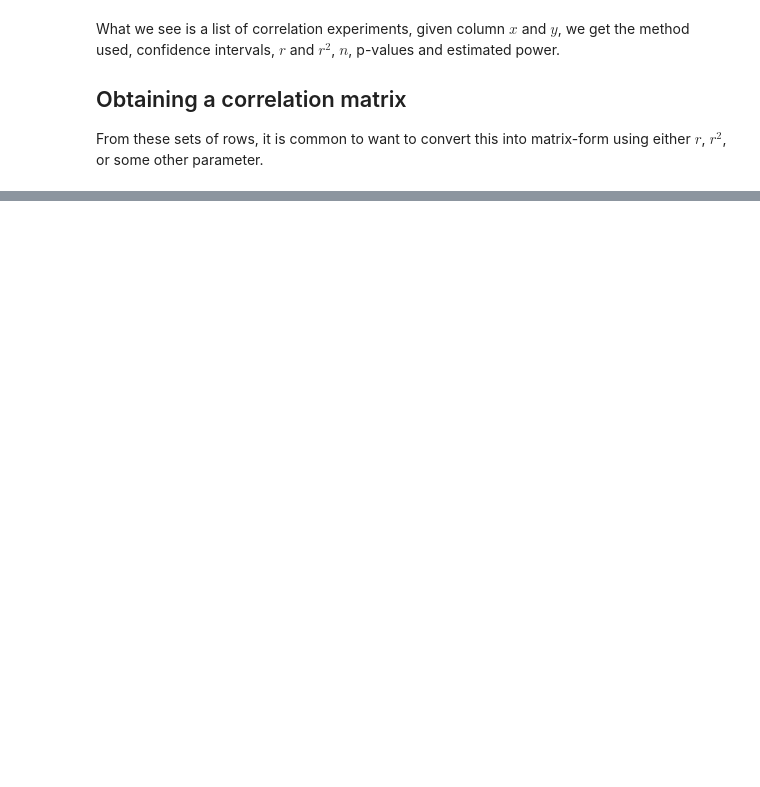
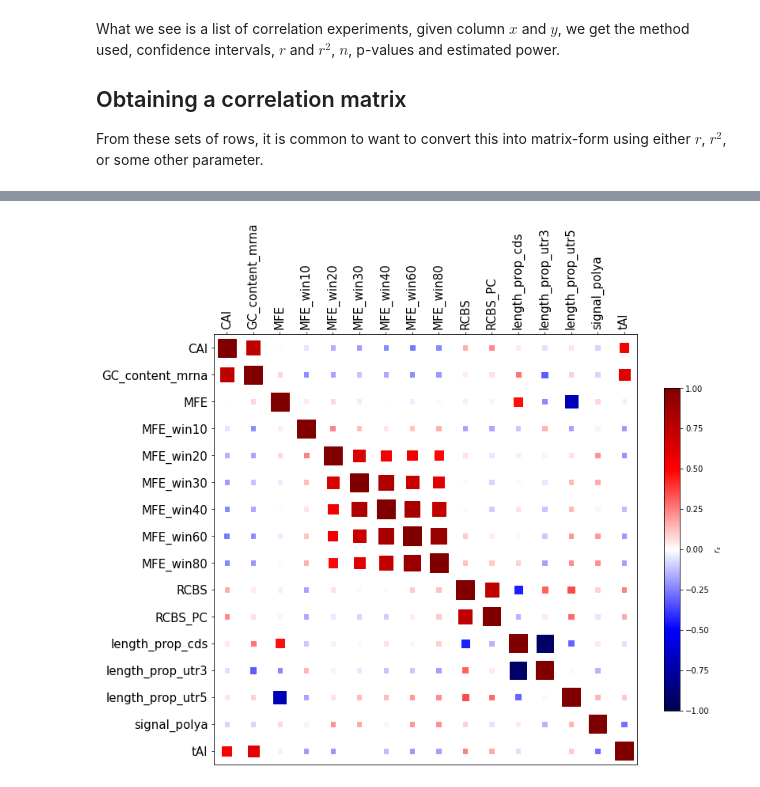
Before and after one commit to gregparkes/turbopanda, a Jupyter notebook: examples/correlation.ipynb, the cells around one changed output, grey strips where cells are left out. Cells and saved outputs as stored; diff of their text form; code cells hidden in the pictures; blank space fills up the shorter version.

```diff
--- a/examples/correlation.ipynb
+++ b/examples/correlation.ipynb
@@ -111,0 +168,5 @@ plt.show()
+# %%
+ax = turb.plot.hinton(M, pad=0.02)
+ax.tick_params(labelsize=15)
+# %% [output]
+[figure, added]
```
Also changed, not shown: parts of 13 cells of this notebook, 7 other files.
